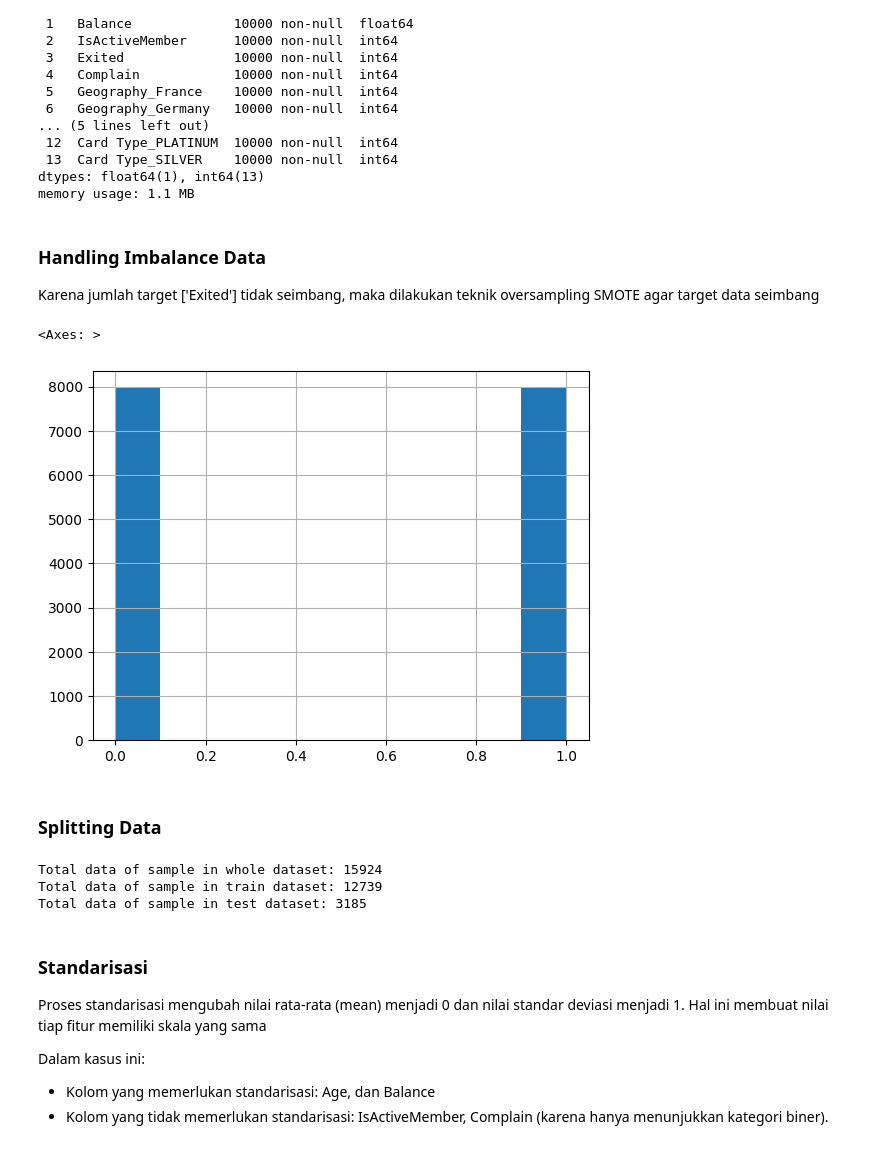
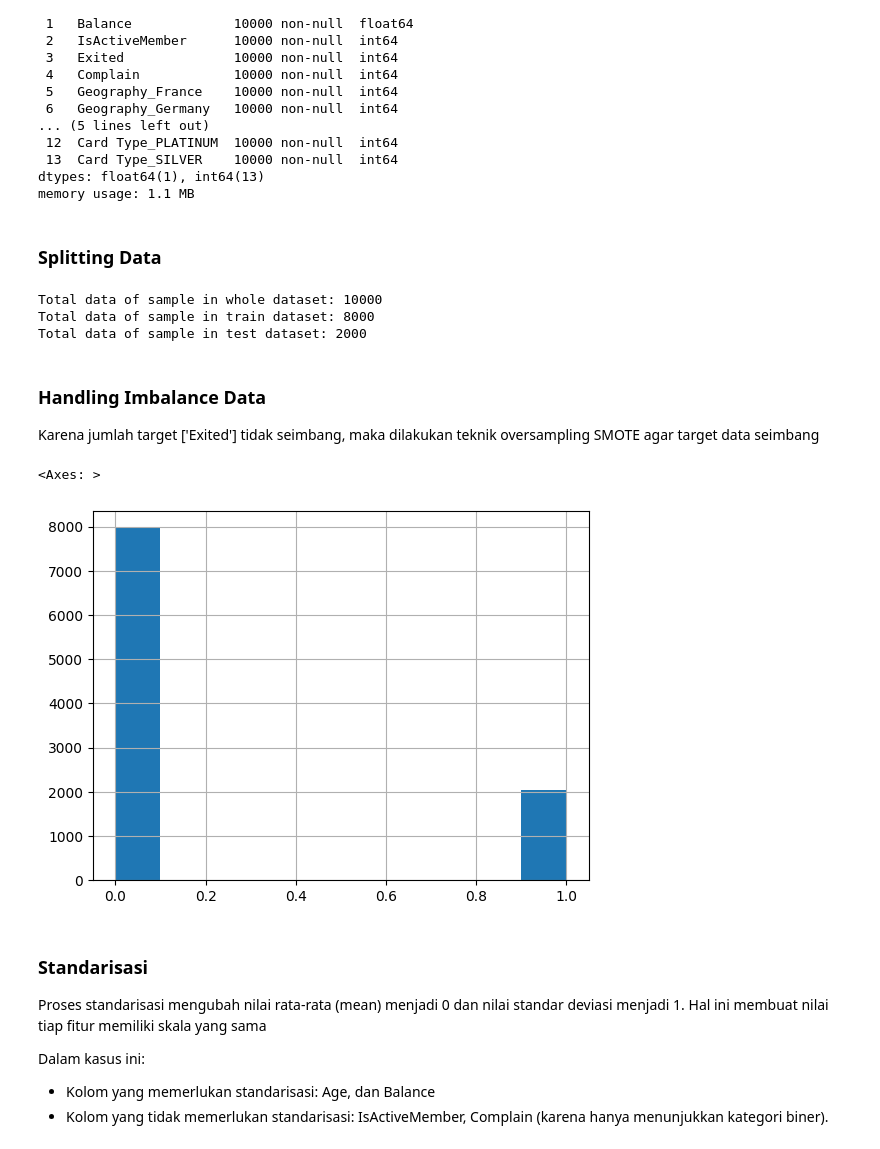
Before and after one commit to Afriza43/customer-churn-prediction, a Jupyter notebook: Bank_Customer_Churn_Prediction.ipynb, the cells around one changed output. Cells and saved outputs as stored; diff of their text form; code cells hidden in the pictures.

Commit message:
revisi data preparation step

```diff
--- a/Bank_Customer_Churn_Prediction.ipynb
+++ b/Bank_Customer_Churn_Prediction.ipynb
@@ -456,3 +456,5 @@ Data columns (total 14 columns):
  13  Card Type_SILVER    10000 non-null  int64
 dtypes: float64(1), int64(13)
 memory usage: 1.1 MB
+# %% [markdown]
+### Splitting Data
@@ -459,3 +468,11 @@ memory usage: 1.1 MB
+# %%
+print(f'Total data of sample in whole dataset: {len(x)}')
+print(f'Total data of sample in train dataset: {len(x_train)}')
+print(f'Total data of sample in test dataset: {len(x_test)}')
+# %% [output]
+Total data of sample in whole dataset: 10000
+Total data of sample in train dataset: 8000
+Total data of sample in test dataset: 2000
 # %% [markdown]
 ### Handling Imbalance Data
 
@@ -463,17 +480,12 @@ Karena jumlah target ['Exited'] tidak seimbang, maka dilakukan teknik oversampli
 # %%
 # Oversampling menggunakan SMOTE
 from imblearn.over_sampling import SMOTE
 
-x = df.drop(columns='Exited', axis=1)
-y = df['Exited']
-
 smote = SMOTE(random_state=42)
 
-x, y = smote.fit_resample(x,y)
+x_train, y_train = smote.fit_resample(x_train,y_train)
 
 y.hist()
 # %% [output]
 <Axes: >
-[figure, old version]
+[figure, new version]
-# %% [markdown]
-### Splitting Data
@@ -484,11 +492,3 @@ x_train, x_test, y_train, y_test = train_test_split(x, y, train_size=0.8, random
-# %%
-print(f'Total data of sample in whole dataset: {len(x)}')
-print(f'Total data of sample in train dataset: {len(x_train)}')
-print(f'Total data of sample in test dataset: {len(x_test)}')
-# %% [output]
-Total data of sample in whole dataset: 15924
-Total data of sample in train dataset: 12739
-Total data of sample in test dataset: 3185
 # %% [markdown]
 ### Standarisasi
 
```
Also changed, not shown: parts of 13 cells of this notebook, 1 other file.
